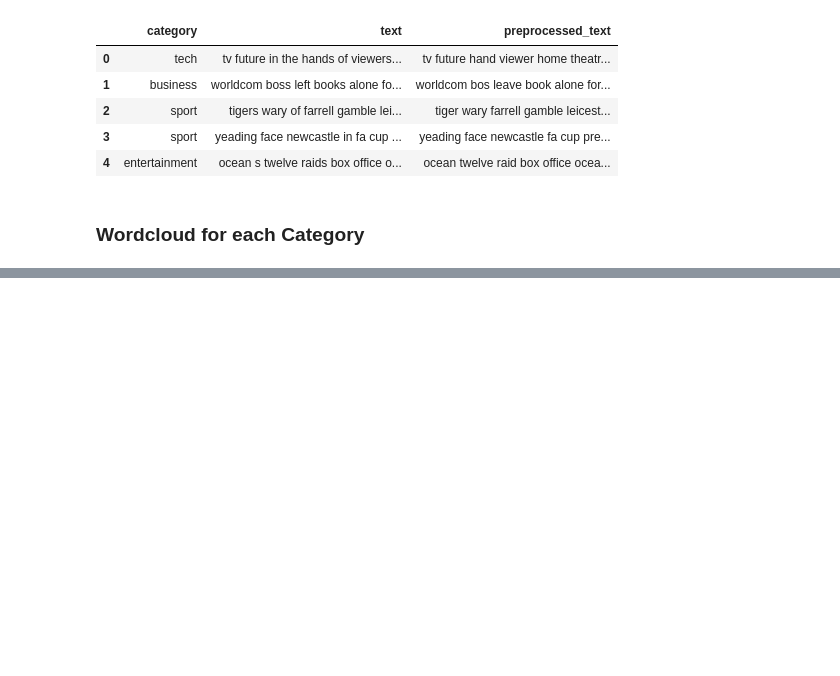
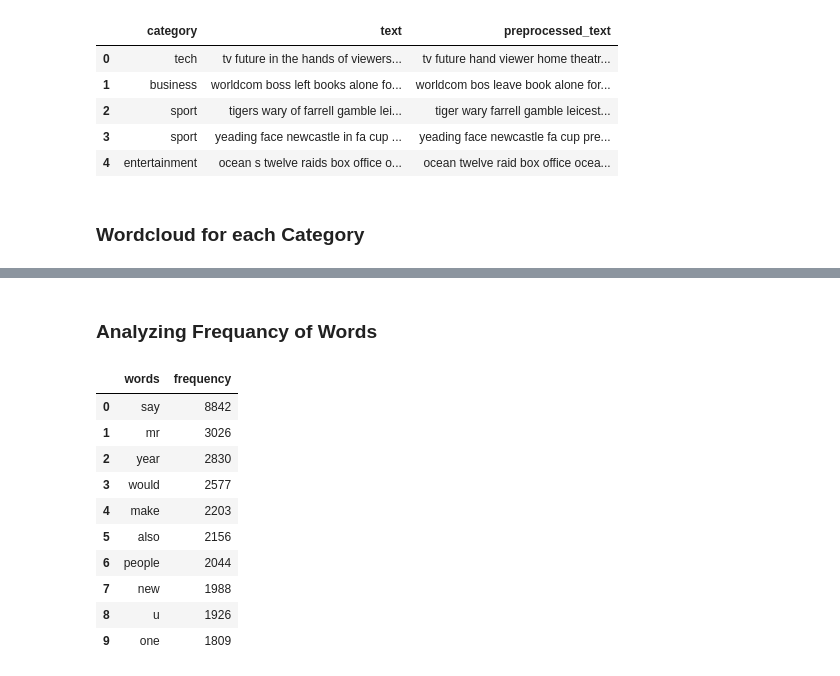
Before and after one commit to FatemeAmlahi/BBC_article_category_classification, a Jupyter notebook: notebooks/article_classification.ipynb, the cells around one changed output, grey strips where cells are left out. Drawn from its saved outputs; the diff is of its cells as text; code cells hidden in the pictures; blank space fills up the shorter version.

```diff
--- a/notebooks/article_classification.ipynb
+++ b/notebooks/article_classification.ipynb
@@ -164,0 +150,2 @@ for category in df["category"].unique():
+# %% [markdown]
+### Analyzing Frequancy of Words
@@ -164,0 +157,14 @@ for category in df["category"].unique():
+# %%
+common_df
+# %% [output]
+|  | words | frequency |
+| 0 | say | 8842 |
+| 1 | mr | 3026 |
+| 2 | year | 2830 |
+| 3 | would | 2577 |
+| 4 | make | 2203 |
+| 5 | also | 2156 |
+| 6 | people | 2044 |
+| 7 | new | 1988 |
+| 8 | u | 1926 |
+| 9 | one | 1809 |
```
Also changed, not shown: parts of 5 cells of this notebook.
